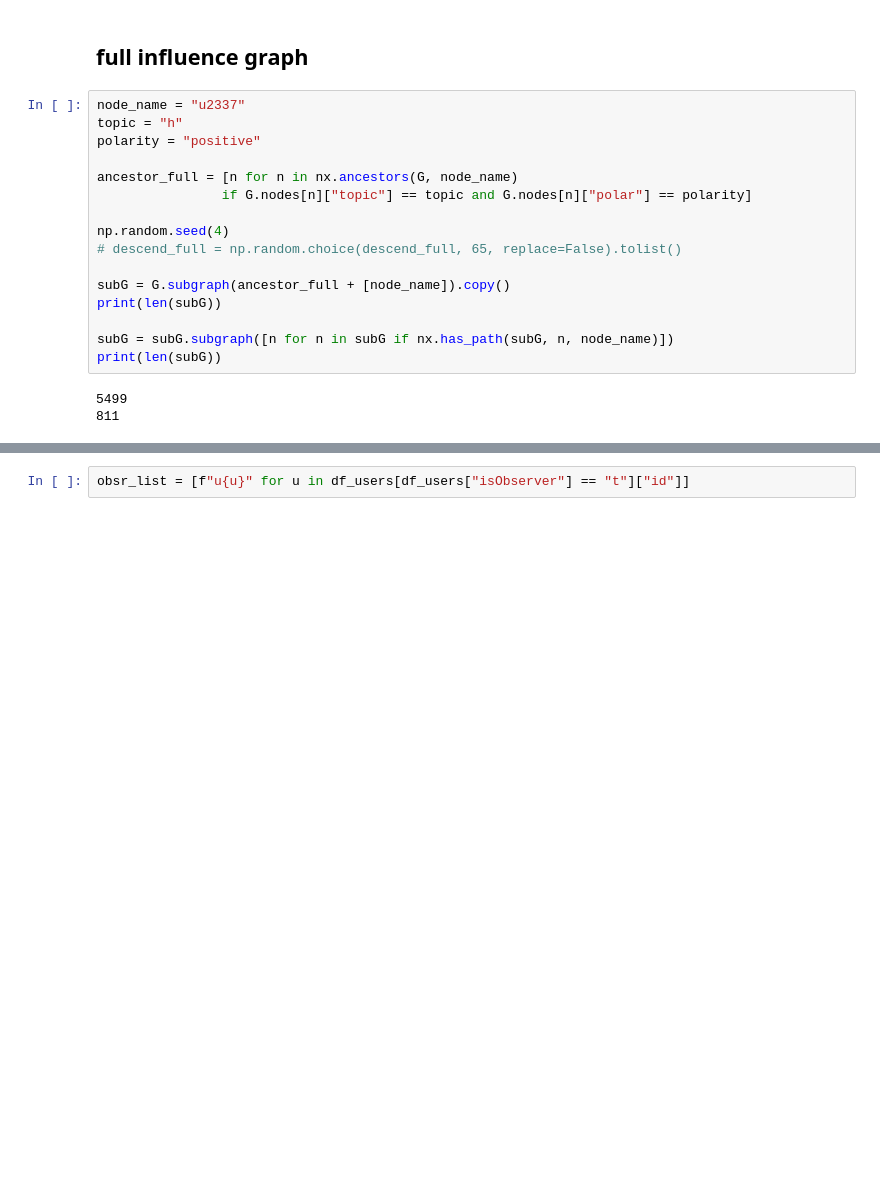
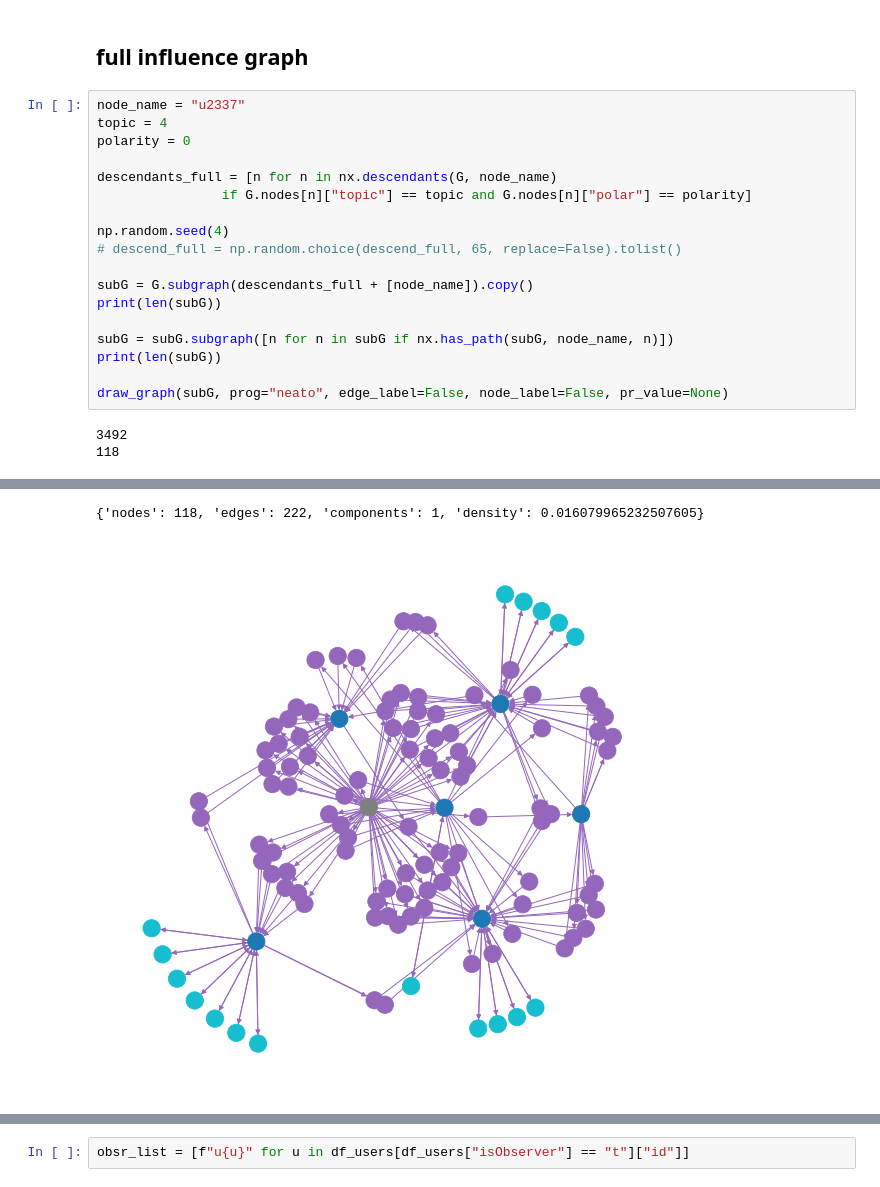
Before and after one commit to ruiliu310/dartpost-research, a Jupyter notebook: influence_graph.ipynb, the cells around one changed output, grey strips where cells are left out. Drawn from its saved outputs; the diff is of its cells as text; blank space fills up the shorter version.

```diff
--- a/influence_graph.ipynb
+++ b/influence_graph.ipynb
@@ -227,20 +230,22 @@ print(user_timeline)
 ## full influence graph
 # %%
 node_name = "u2337"
-topic = "h"
-polarity = "positive"
+topic = 4
+polarity = 0
 
-ancestor_full = [n for n in nx.ancestors(G, node_name)
+descendants_full = [n for n in nx.descendants(G, node_name)
                 if G.nodes[n]["topic"] == topic and G.nodes[n]["polar"] == polarity]
 
 np.random.seed(4)
 # descend_full = np.random.choice(descend_full, 65, replace=False).tolist()
 
-subG = G.subgraph(ancestor_full + [node_name]).copy()
+subG = G.subgraph(descendants_full + [node_name]).copy()
 print(len(subG))
 
-subG = subG.subgraph([n for n in subG if nx.has_path(subG, n, node_name)])
+subG = subG.subgraph([n for n in subG if nx.has_path(subG, node_name, n)])
 print(len(subG))
+
+draw_graph(subG, prog="neato", edge_label=False, node_label=False, pr_value=None)
 # %% [output]
-5499
-811
+3492
+118
@@ -246,0 +253,2 @@ print(len(subG))
+{'nodes': 118, 'edges': 222, 'components': 1, 'density': 0.016079965232507605}
+[figure, added]
```
Also changed, not shown: parts of 34 cells of this notebook, 2 other files.
